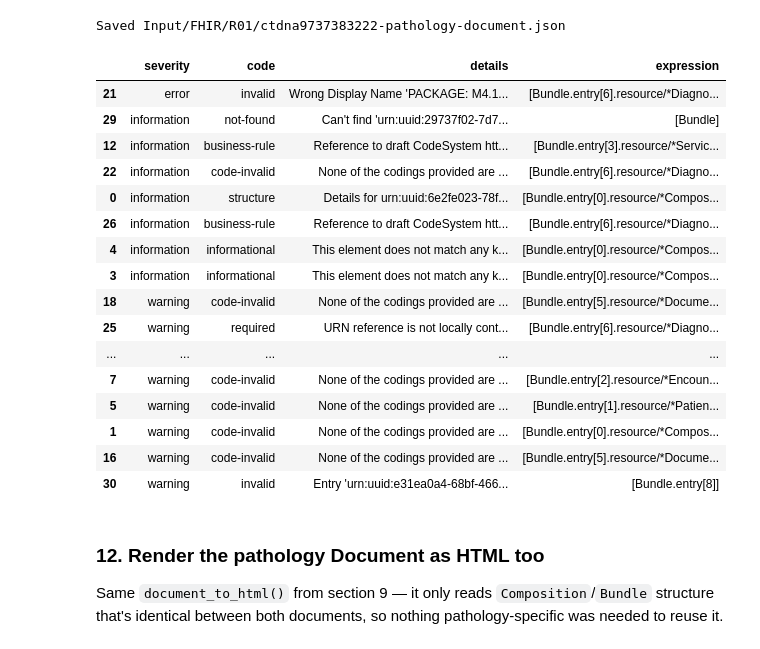
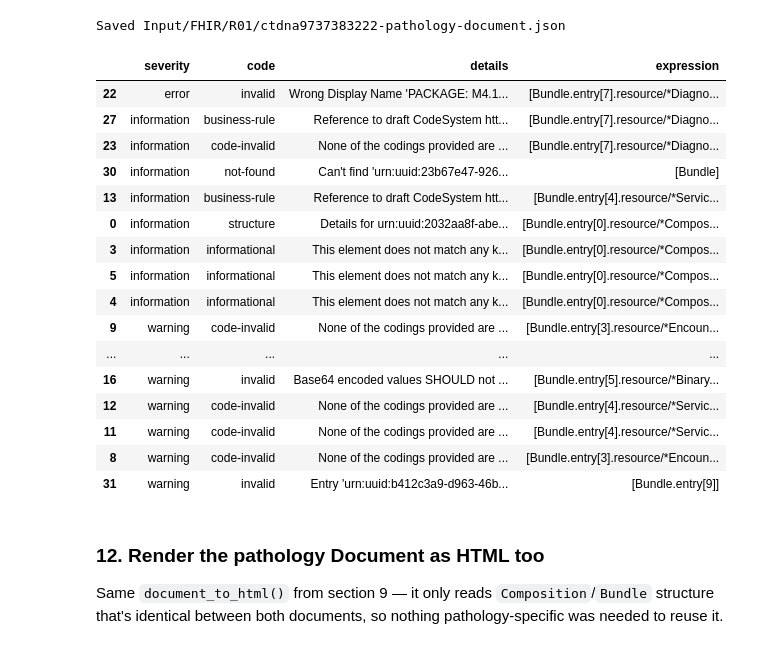
Before and after one commit to nw-gmsa/Testing, a Jupyter notebook: notebooks/06-eu-laboratory-report-fhir-document.ipynb, the cells around one changed output. Cells and saved outputs as stored; diff of their text form; code cells hidden in the pictures.

```diff
--- a/notebooks/06-eu-laboratory-report-fhir-document.ipynb
+++ b/notebooks/06-eu-laboratory-report-fhir-document.ipynb
@@ -811,6 +884,12 @@ genomics_composition = {
             "entry": [{"reference": diagnostic_report_fullurl, "type": "DiagnosticReport"}],
         },
         {
+            "title": "Specimen",
+            "code": {"coding": [{"system": "http://snomed.info/sct", "code": "123038009", "display": "Specimen"}]},
+            "text": {"status": "generated", "div": specimen_section_html},
+            "entry": [{"reference": specimen_fullurl, "type": "Specimen"}],
+        },
+        {
             "title": "Genomic Findings",
             "code": {"coding": [{"system": "http://loinc.org", "code": "69548-6", "display": "Genetic variant assessment"}]},
             "text": {"status": "generated", "div": genomic_findings_section_html},
@@ -853,6 +933,7 @@ genomics_document_bundle = {
         [
             {"fullUrl": genomics_composition_fullurl, "resource": genomics_composition},
             {"fullUrl": patient_fullurl, "resource": patient},
+            {"fullUrl": specimen_fullurl, "resource": specimen},
             {"fullUrl": encounter_fullurl, "resource": encounter},
             {"fullUrl": service_request_fullurl, "resource": service_request},
             {"fullUrl": organization_fullurl, "resource": organization},
@@ -1104,6 +1283,12 @@ pathology_composition = {
             "text": {"status": "generated", "div": laboratory_report_section_html},
             "entry": [{"reference": diagnostic_report_fullurl, "type": "DiagnosticReport"}],
         },
+        {
+            "title": "Specimen",
+            "code": {"coding": [{"system": "http://snomed.info/sct", "code": "123038009", "display": "Specimen"}]},
+            "text": {"status": "generated", "div": specimen_section_html},
+            "entry": [{"reference": specimen_fullurl, "type": "Specimen"}],
+        },
     ],
 }
 
@@ -1127,6 +1313,7 @@ pathology_document_bundle = {
     "entry": [
         {"fullUrl": pathology_composition_fullurl, "resource": pathology_composition},
         {"fullUrl": patient_fullurl, "resource": patient},
+        {"fullUrl": specimen_fullurl, "resource": specimen},
         {"fullUrl": encounter_fullurl, "resource": encounter},
         {"fullUrl": service_request_fullurl, "resource": service_request},
         {"fullUrl": binary_fullurl, "resource": binary},
@@ -1145,35 +1332,37 @@ Saved Input/FHIR/R01/ctdna9737383222-pathology-document.json
 # %%
 pathology_outcome_path = Path("Results/FHIR/R01/" + pathology_document_filename + "-OperationOutcome.json")
 pathology_composition_index = entry_index(pathology_document_bundle, pathology_composition)
 pathology_diagnostic_report_index = entry_index(pathology_document_bundle, diagnostic_report)
+pathology_specimen_index = entry_index(pathology_document_bundle, specimen)
 
 validate_bundle(
     "Input/FHIR/R01/" + pathology_document_filename,
     ["package.tgz", EU_LAB_IG],
     [
         (f"Composition:{pathology_composition_index}", COMPOSITION_EU_LAB_PROFILE),
         (f"DiagnosticReport:{pathology_diagnostic_report_index}", DIAGNOSTIC_REPORT_PROFILE),
+        (f"Specimen:{pathology_specimen_index}", SPECIMEN_PROFILE),
     ],
     pathology_outcome_path,
 )
 # %% [output]
 |  | severity | code | details | expression |
-| 21 | error | invalid | Wrong Display Name 'PACKAGE: M4.1... | [Bundle.entry[6].resource/*Diagno... |
-| 29 | information | not-found | Can't find 'urn:uuid:29737f02-7d7... | [Bundle] |
-| 12 | information | business-rule | Reference to draft CodeSystem htt... | [Bundle.entry[3].resource/*Servic... |
-| 22 | information | code-invalid | None of the codings provided are ... | [Bundle.entry[6].resource/*Diagno... |
-| 0 | information | structure | Details for urn:uuid:6e2fe023-78f... | [Bundle.entry[0].resource/*Compos... |
-| 26 | information | business-rule | Reference to draft CodeSystem htt... | [Bundle.entry[6].resource/*Diagno... |
+| 22 | error | invalid | Wrong Display Name 'PACKAGE: M4.1... | [Bundle.entry[7].resource/*Diagno... |
+| 27 | information | business-rule | Reference to draft CodeSystem htt... | [Bundle.entry[7].resource/*Diagno... |
+| 23 | information | code-invalid | None of the codings provided are ... | [Bundle.entry[7].resource/*Diagno... |
+| 30 | information | not-found | Can't find 'urn:uuid:23b67e47-926... | [Bundle] |
+| 13 | information | business-rule | Reference to draft CodeSystem htt... | [Bundle.entry[4].resource/*Servic... |
+| 0 | information | structure | Details for urn:uuid:2032aa8f-abe... | [Bundle.entry[0].resource/*Compos... |
+| 3 | information | informational | This element does not match any k... | [Bundle.entry[0].resource/*Compos... |
+| 5 | information | informational | This element does not match any k... | [Bundle.entry[0].resource/*Compos... |
 | 4 | information | informational | This element does not match any k... | [Bundle.entry[0].resource/*Compos... |
-| 3 | information | informational | This element does not match any k... | [Bundle.entry[0].resource/*Compos... |
-| 18 | warning | code-invalid | None of the codings provided are ... | [Bundle.entry[5].resource/*Docume... |
-| 25 | warning | required | URN reference is not locally cont... | [Bundle.entry[6].resource/*Diagno... |
+| 9 | warning | code-invalid | None of the codings provided are ... | [Bundle.entry[3].resource/*Encoun... |
 | ... | ... | ... | ... | ... |
-| 7 | warning | code-invalid | None of the codings provided are ... | [Bundle.entry[2].resource/*Encoun... |
-| 5 | warning | code-invalid | None of the codings provided are ... | [Bundle.entry[1].resource/*Patien... |
-| 1 | warning | code-invalid | None of the codings provided are ... | [Bundle.entry[0].resource/*Compos... |
-| 16 | warning | code-invalid | None of the codings provided are ... | [Bundle.entry[5].resource/*Docume... |
-| 30 | warning | invalid | Entry 'urn:uuid:e31ea0a4-68bf-466... | [Bundle.entry[8]] |
+| 16 | warning | invalid | Base64 encoded values SHOULD not ... | [Bundle.entry[5].resource/*Binary... |
+| 12 | warning | code-invalid | None of the codings provided are ... | [Bundle.entry[4].resource/*Servic... |
+| 11 | warning | code-invalid | None of the codings provided are ... | [Bundle.entry[4].resource/*Servic... |
+| 8 | warning | code-invalid | None of the codings provided are ... | [Bundle.entry[3].resource/*Encoun... |
+| 31 | warning | invalid | Entry 'urn:uuid:b412c3a9-d963-46b... | [Bundle.entry[9]] |
 # %% [markdown]
 ### 12. Render the pathology Document as HTML too
 
```
Also changed, not shown: parts of 23 cells of this notebook, 6 other files.
